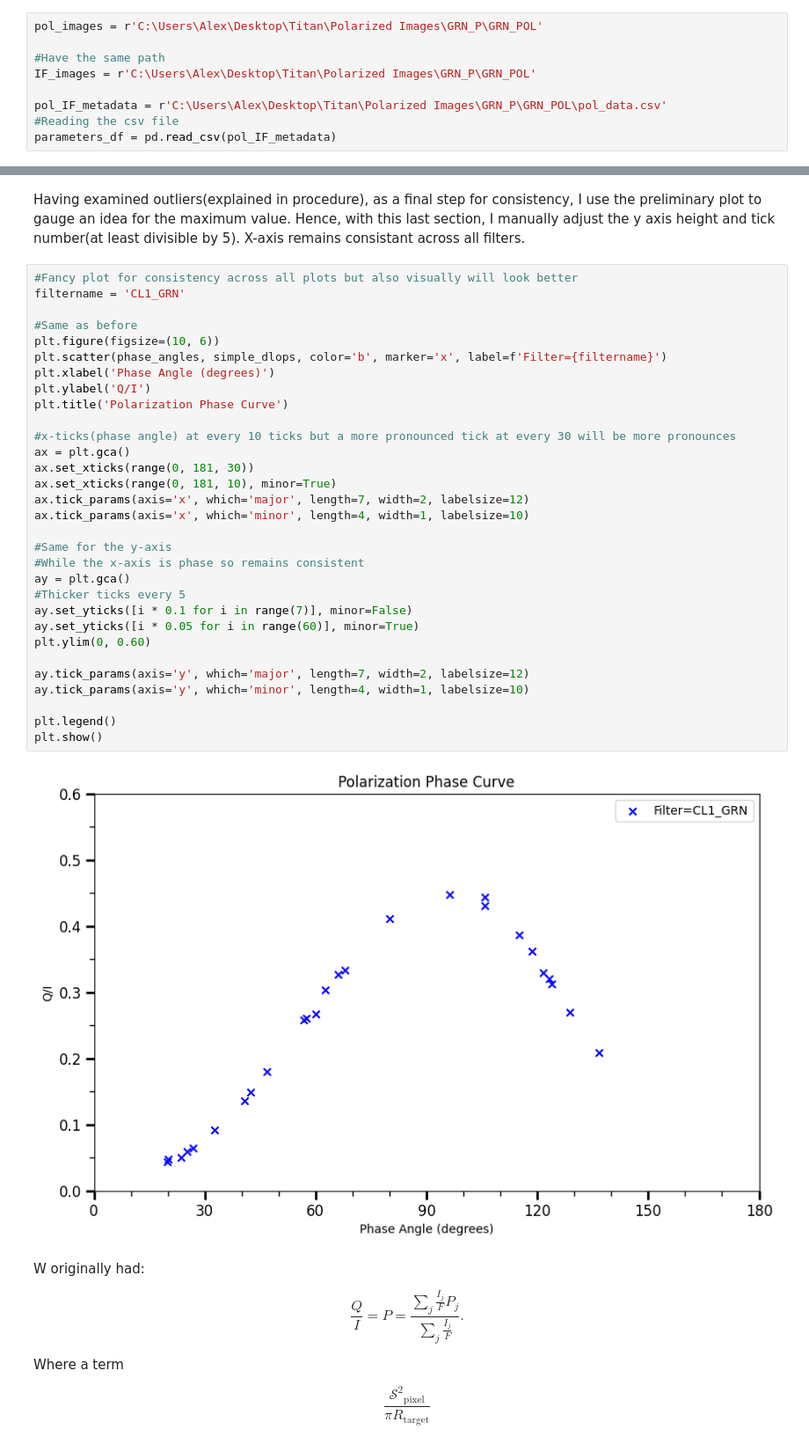
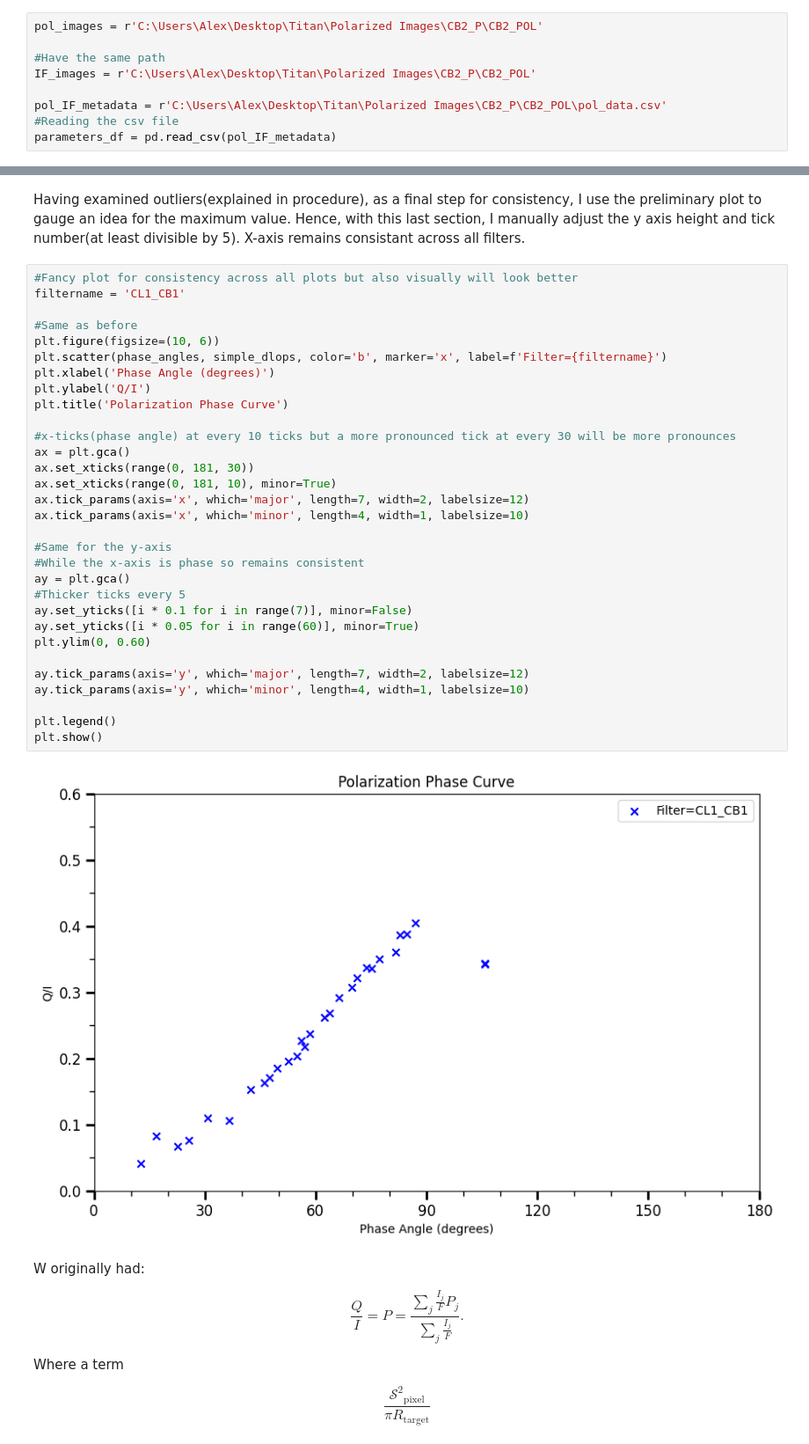
Before and after one commit to amedina-astr/Titan_LC, a Jupyter notebook: Polarization_curves.ipynb, the cells around one changed output, grey strips where cells are left out. Shown at 88% size. Saved outputs shown, nothing was run; the diff lists cells and outputs as text.

```diff
--- a/Polarization_curves.ipynb
+++ b/Polarization_curves.ipynb
@@ -146,12 +146,12 @@ def simple_dlop(pol_image, IF_image, center, radius):
 # %% [markdown]
 Here, we input the path where the calibrated AND poalrized images are located. Of course, this is unique to my setup and the data that I have.
 # %%
-pol_images = r'C:\Users\Alex\Desktop\Titan\Polarized Images\GRN_P\GRN_POL'
+pol_images = r'C:\Users\Alex\Desktop\Titan\Polarized Images\CB2_P\CB2_POL'
 
 #Have the same path
-IF_images = r'C:\Users\Alex\Desktop\Titan\Polarized Images\GRN_P\GRN_POL'
+IF_images = r'C:\Users\Alex\Desktop\Titan\Polarized Images\CB2_P\CB2_POL'
 
-pol_IF_metadata = r'C:\Users\Alex\Desktop\Titan\Polarized Images\GRN_P\GRN_POL\pol_data.csv'
+pol_IF_metadata = r'C:\Users\Alex\Desktop\Titan\Polarized Images\CB2_P\CB2_POL\pol_data.csv'
 #Reading the csv file
 parameters_df = pd.read_csv(pol_IF_metadata)
 # %% [markdown]
@@ -280,37 +280,37 @@ plt.show()
 Having examined outliers(explained in procedure), as a final step for consistency, I use the preliminary plot to gauge an idea for the maximum value. Hence, with this last section, I manually adjust the y axis height and tick number(at least divisible by 5). X-axis remains consistant across all filters.
 # %%
 #Fancy plot for consistency across all plots but also visually will look better
-filtername = 'CL1_GRN'
+filtername = 'CL1_CB1'
 
 #Same as before
 plt.figure(figsize=(10, 6))
 plt.scatter(phase_angles, simple_dlops, color='b', marker='x', label=f'Filter={filtername}')
 plt.xlabel('Phase Angle (degrees)')
 plt.ylabel('Q/I')
 plt.title('Polarization Phase Curve')
 
 #x-ticks(phase angle) at every 10 ticks but a more pronounced tick at every 30 will be more pronounces
 ax = plt.gca()
 ax.set_xticks(range(0, 181, 30))
 ax.set_xticks(range(0, 181, 10), minor=True)
 ax.tick_params(axis='x', which='major', length=7, width=2, labelsize=12)
 ax.tick_params(axis='x', which='minor', length=4, width=1, labelsize=10)
 
 #Same for the y-axis
 #While the x-axis is phase so remains consistent
 ay = plt.gca()
 #Thicker ticks every 5
 ay.set_yticks([i * 0.1 for i in range(7)], minor=False)
 ay.set_yticks([i * 0.05 for i in range(60)], minor=True)
 plt.ylim(0, 0.60)
 
 ay.tick_params(axis='y', which='major', length=7, width=2, labelsize=12)
 ay.tick_params(axis='y', which='minor', length=4, width=1, labelsize=10)
 
 plt.legend()
 plt.show()
 # %% [output]
-[figure, old version]
+[figure, new version]
 # %% [markdown]
 W originally had:
 
```
Also changed, not shown: parts of 22 cells of this notebook.
